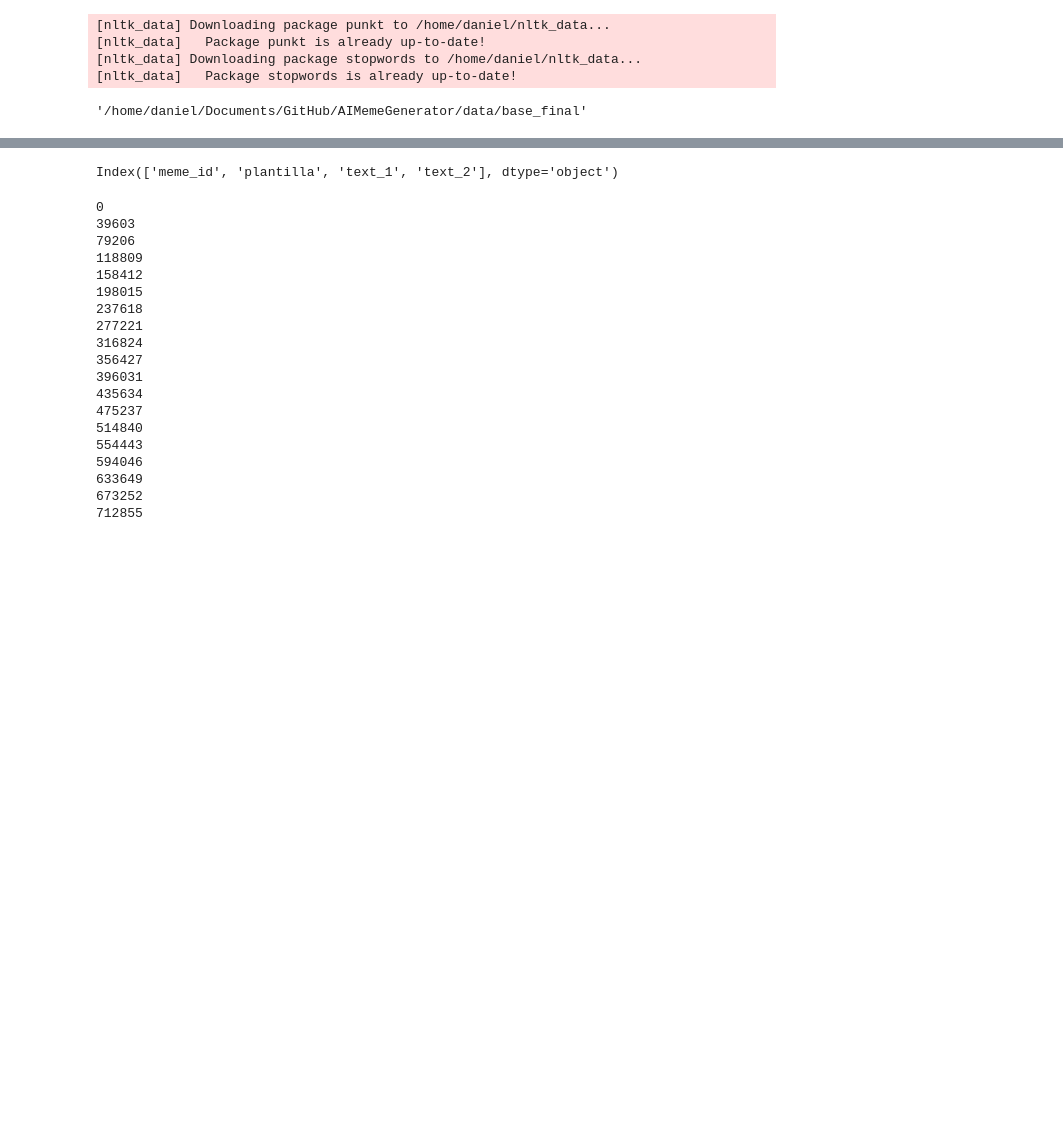
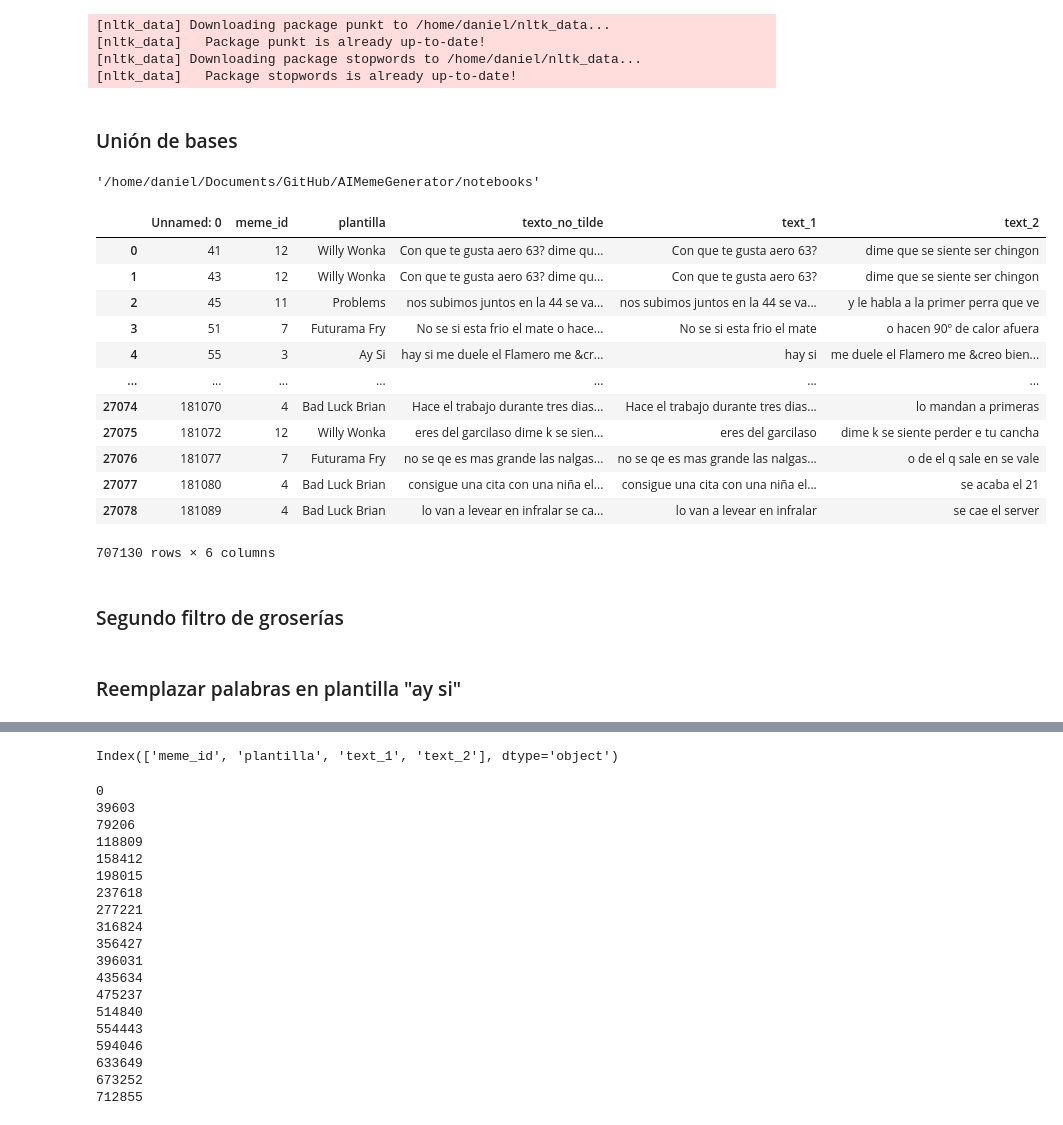
Before and after one commit to juancop/AIMemeGenerator, a Jupyter notebook: notebooks/EDA-AIMemeGenerator.ipynb, the cells around one changed output, grey strips where cells are left out. Cells and saved outputs as stored; diff of their text form; code cells hidden in the pictures; blank space fills up the shorter version.

Commit message:
Se cargan los archivos con los siguientes cambios: 1. Filtro de groserías. 2. Inclusión de la ñ. 3. Separación de texto con reglas y reemplazo de palabras en plantilla 'ay si'.

```diff
--- a/notebooks/EDA-AIMemeGenerator.ipynb
+++ b/notebooks/EDA-AIMemeGenerator.ipynb
@@ -22,9 +27,38 @@ from sklearn.feature_extraction.text import CountVectorizer
 [nltk_data]   Package punkt is already up-to-date!
 [nltk_data] Downloading package stopwords to /home/daniel/nltk_data...
 [nltk_data]   Package stopwords is already up-to-date!
+# %% [markdown]
+### Unión de bases
+# %%
+os.getcwd()
+# %% [output]
+'/home/daniel/Documents/GitHub/AIMemeGenerator/notebooks'
 # %%
-ruta = r'/home/daniel/Documents/GitHub/AIMemeGenerator/data/base_final/'
+ruta = r'/home/daniel/Documents/GitHub/AIMemeGenerator/data/bases_no_groserias/'
 os.chdir(ruta)
-os.getcwd()
+path = os.getcwd()
-# %% [output]
-'/home/daniel/Documents/GitHub/AIMemeGenerator/data/base_final'
+# %%
+files = []
+for i in os.listdir(path):
+    if os.path.isfile(os.path.join(path,i)) and 'useful' in i:
+        files.append(os.path.join(path,i))
+# %%
+total = pd.concat([pd.read_csv(f) for f in files ])
+# %%
+total
+# %% [output]
+|  | Unnamed: 0 | meme_id | plantilla | texto_no_tilde | text_1 | text_2 |
+| 0 | 41 | 12 | Willy Wonka | Con que te gusta aero 63? dime qu... | Con que te gusta aero 63? | dime que se siente ser chingon |
+| 1 | 43 | 12 | Willy Wonka | Con que te gusta aero 63? dime qu... | Con que te gusta aero 63? | dime que se siente ser chingon |
+| 2 | 45 | 11 | Problems | nos subimos juntos en la 44 se va... | nos subimos juntos en la 44 se va... | y le habla a la primer perra que ve |
+| 3 | 51 | 7 | Futurama Fry | No se si esta frio el mate o hace... | No se si esta frio el mate | o hacen 90º de calor afuera |
+| 4 | 55 | 3 | Ay Si | hay si me duele el Flamero me &cr... | hay si | me duele el Flamero me &creo bien... |
+| ... | ... | ... | ... | ... | ... | ... |
+| 27074 | 181070 | 4 | Bad Luck Brian | Hace el trabajo durante tres dias... | Hace el trabajo durante tres dias... | lo mandan a primeras |
+| 27075 | 181072 | 12 | Willy Wonka | eres del garcilaso dime k se sien... | eres del garcilaso | dime k se siente perder e tu cancha |
+| 27076 | 181077 | 7 | Futurama Fry | no se qe es mas grande las nalgas... | no se qe es mas grande las nalgas... | o de el q sale en se vale |
+| 27077 | 181080 | 4 | Bad Luck Brian | consigue una cita con una niña el... | consigue una cita con una niña el... | se acaba el 21 |
+| 27078 | 181089 | 4 | Bad Luck Brian | lo van a levear en infralar se ca... | lo van a levear en infralar | se cae el server |
+707130 rows × 6 columns
+# %% [markdown]
+### Segundo filtro de groserías
@@ -30,0 +70,2 @@ os.getcwd()
+# %% [markdown]
+### Reemplazar palabras en plantilla "ay si"
```
Also changed, not shown: parts of 13 cells of this notebook, 1 other file.
